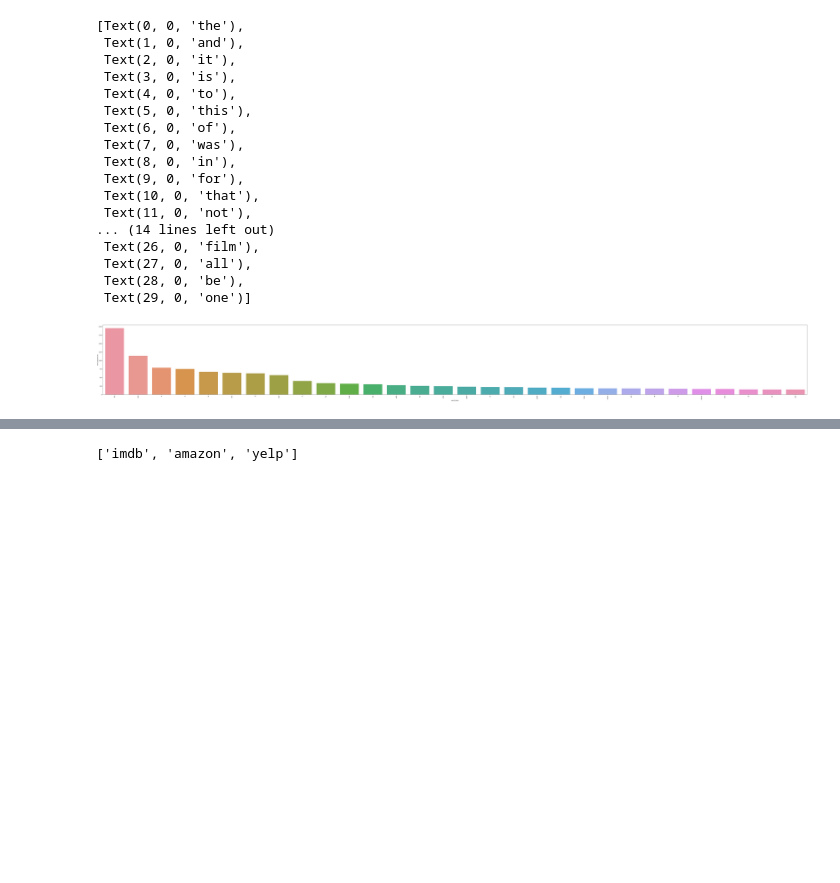
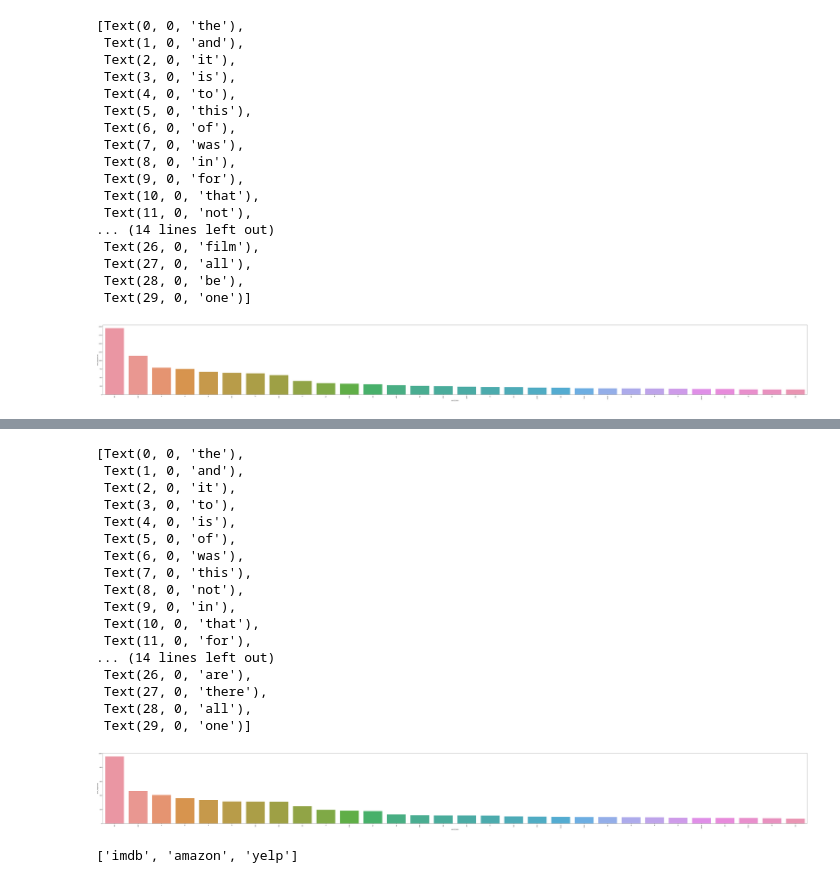
Before and after one commit to DITShark/DM2023-Lab1-Master, a Jupyter notebook: Homework/DM2023-Lab1-Homework.ipynb, the cells around one changed output, grey strips where cells are left out. Cells and saved outputs as stored; diff of their text form; code cells hidden in the pictures; blank space fills up the shorter version.

```diff
--- a/Homework/DM2023-Lab1-Homework.ipynb
+++ b/Homework/DM2023-Lab1-Homework.ipynb
@@ -1448,0 +1465,5 @@ g.set_xticklabels(df_frequency_sorted['word_token'][:30], rotation=90)
+# %%
+# Make a Dataframe that contains word token from negative ones and the times they appear
+df_frequency_negative = pd.DataFrame()
+df_frequency_negative['term_frequencies'] = term_frequencies_data_negative
+df_frequency_negative['word_token'] = count_vocabulary.get_feature_names_out()
@@ -1449,3 +1528,29 @@ g.set_xticklabels(df_frequency_sorted['word_token'][:30], rotation=90)
+# %%
+# Plot out the top 30 words which the most times been used in positive documents
+plt.subplots(figsize=(100, 10))
+g = sns.barplot(x=df_frequency_negative.sort_values(by=["term_frequencies"], ascending=False)['word_token'][:30],
+                y=df_frequency_negative.sort_values(by=["term_frequencies"], ascending=False)['term_frequencies'][:30])
+g.set_xticklabels(df_frequency_negative.sort_values(
+    by=["term_frequencies"], ascending=False)['word_token'][:30], rotation=90)
+# %% [output]
+[Text(0, 0, 'the'),
+ Text(1, 0, 'and'),
+ Text(2, 0, 'it'),
+ Text(3, 0, 'to'),
+ Text(4, 0, 'is'),
+ Text(5, 0, 'of'),
+ Text(6, 0, 'was'),
+ Text(7, 0, 'this'),
+ Text(8, 0, 'not'),
+ Text(9, 0, 'in'),
+ Text(10, 0, 'that'),
+ Text(11, 0, 'for'),
+... (14 lines left out)
+ Text(26, 0, 'are'),
+ Text(27, 0, 'there'),
+ Text(28, 0, 'all'),
+ Text(29, 0, 'one')]
+[figure, added]
 # %%
 # PCA dimemtion reduction
 Data_reduced = PCA(n_components=2).fit_transform(Data_counts.toarray())
```
Also changed, not shown: parts of 12 cells of this notebook.
